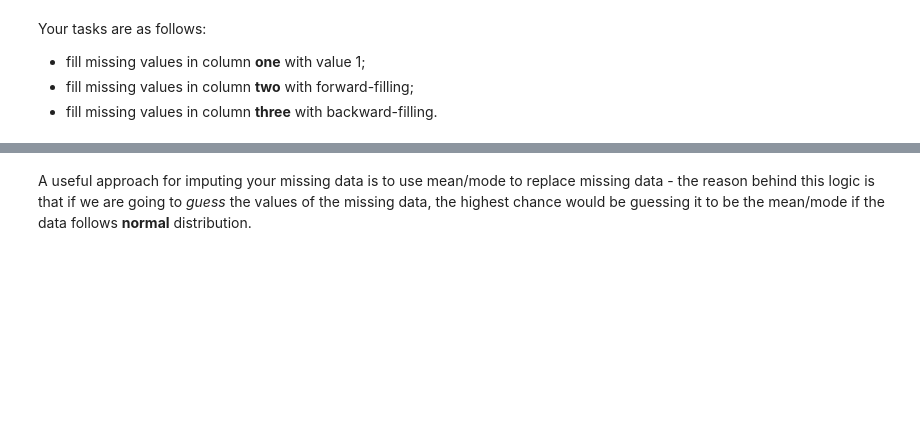
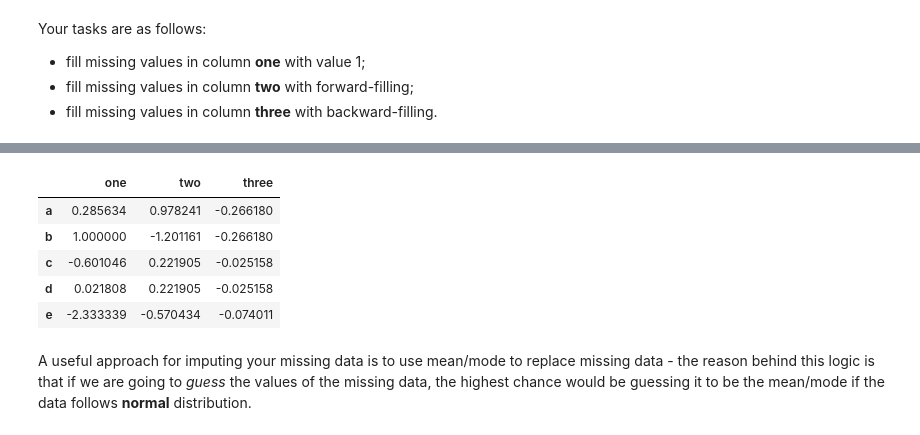
Before and after one commit to fairfield-university-ba545/week-3-Farisalenezy, a Jupyter notebook: L4-Data-Preprocessing.ipynb, the cells around one changed output, grey strips where cells are left out. Saved outputs shown, nothing was run; the diff lists cells and outputs as text; code cells hidden in the pictures; blank space fills up the shorter version.

```diff
--- a/L4-Data-Preprocessing.ipynb
+++ b/L4-Data-Preprocessing.ipynb
@@ -120,3 +284,13 @@ Your tasks are as follows:
+# %%
+rand_df['three'] = rand_df['three'].fillna(method = 'bfill')
+rand_df
+# %% [output]
+|  | one | two | three |
+| a | 0.285634 | 0.978241 | -0.266180 |
+| b | 1.000000 | -1.201161 | -0.266180 |
+| c | -0.601046 | 0.221905 | -0.025158 |
+| d | 0.021808 | 0.221905 | -0.025158 |
+| e | -2.333339 | -0.570434 | -0.074011 |
 # %% [markdown]
 A useful approach for imputing your missing data is to use mean/mode to replace missing data - the reason behind this logic is that if we are going to *guess* the values of the missing data, the highest chance would be guessing it to be the mean/mode if the data follows **normal** distribution.
 # %%
```
Also changed, not shown: parts of 26 cells of this notebook, 1 other file.
